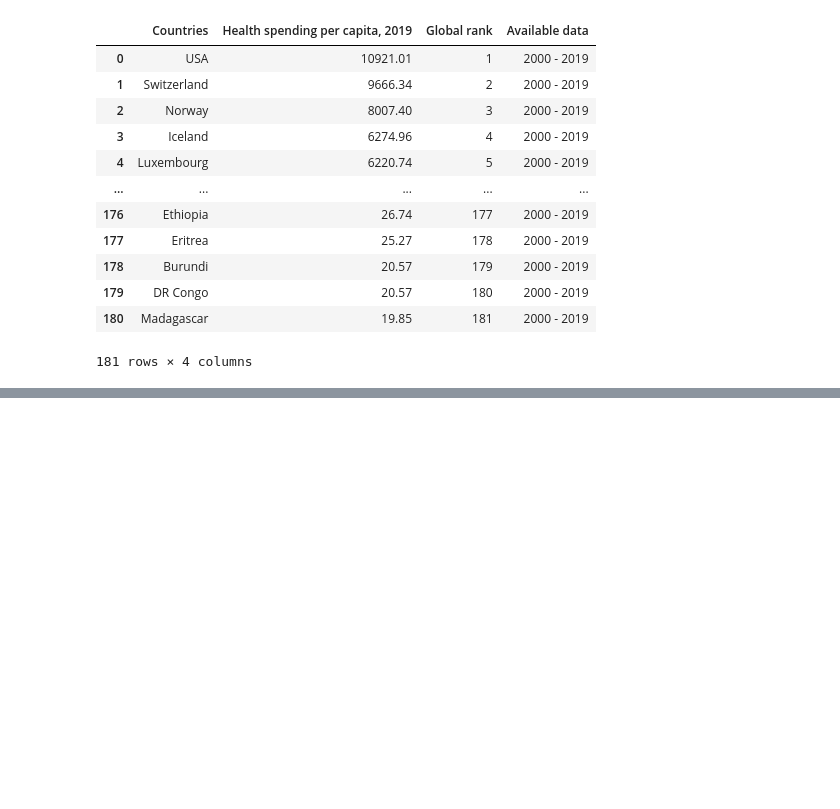
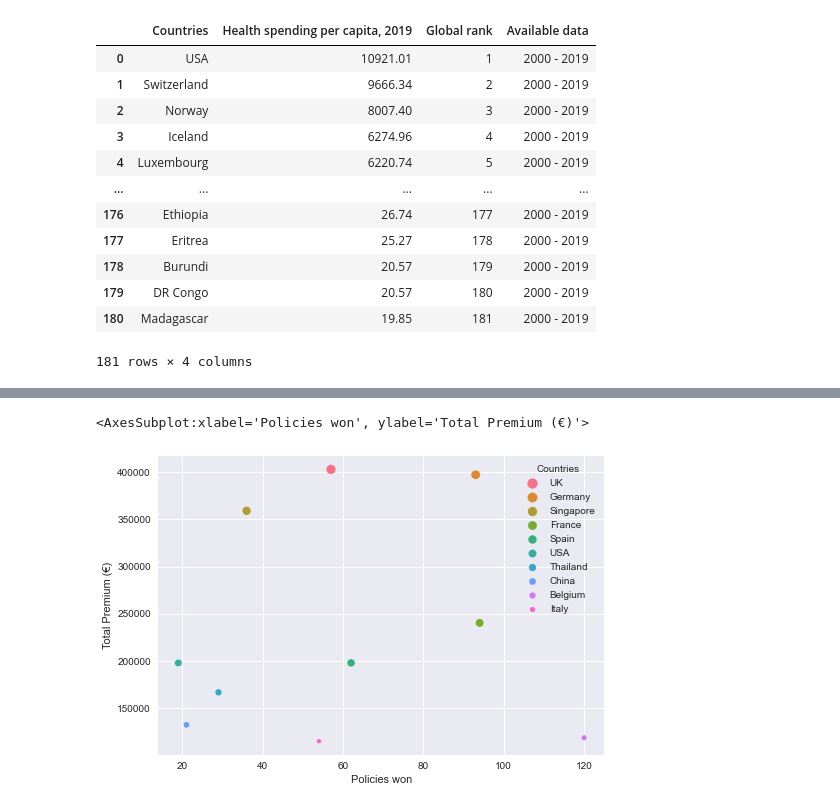
Before and after one commit to CibeleBlake/UCDPA_CibeleHaas, a Jupyter notebook: Cibele_Proj22.ipynb, the cells around one changed output, grey strips where cells are left out. Drawn from its saved outputs; the diff is of its cells as text; code cells hidden in the pictures; blank space fills up the shorter version.

```diff
--- a/Cibele_Proj22.ipynb
+++ b/Cibele_Proj22.ipynb
@@ -145,0 +158,8 @@ sns.barplot(data=fs22_sales, y='Premium (converted)', x='Sale date')
+# %%
+# I want to see how many policies we sold (Policies won) and what was the total premium for each of the top 10 expat destinations.
+
+Q1_Q2ERadd = fs22complete.merge(Top_Countries, left_on='Sales Region Country', right_on='country')
+Q1_Q2sorted = Q1_Q2ERadd.sort_values("Total Premium (€)", ascending=False)
+Q1_Q2renamed = Q1_Q2sorted.rename(columns={'country': 'Countries'})
+Q1_Q3topsales = Q1_Q2renamed.set_index('Countries').head(10)
+Q1_Q3topsales
@@ -145,0 +179,5 @@ sns.barplot(data=fs22_sales, y='Premium (converted)', x='Sale date')
+# %%
+sns.scatterplot(x='Policies won',y='Total Premium (€)', data=Q1_Q3topsales, hue='Countries', size='Countries')
+# %% [output]
+<AxesSubplot:xlabel='Policies won', ylabel='Total Premium (€)'>
+[figure, added]
```
Also changed, not shown: parts of 9 cells of this notebook.
